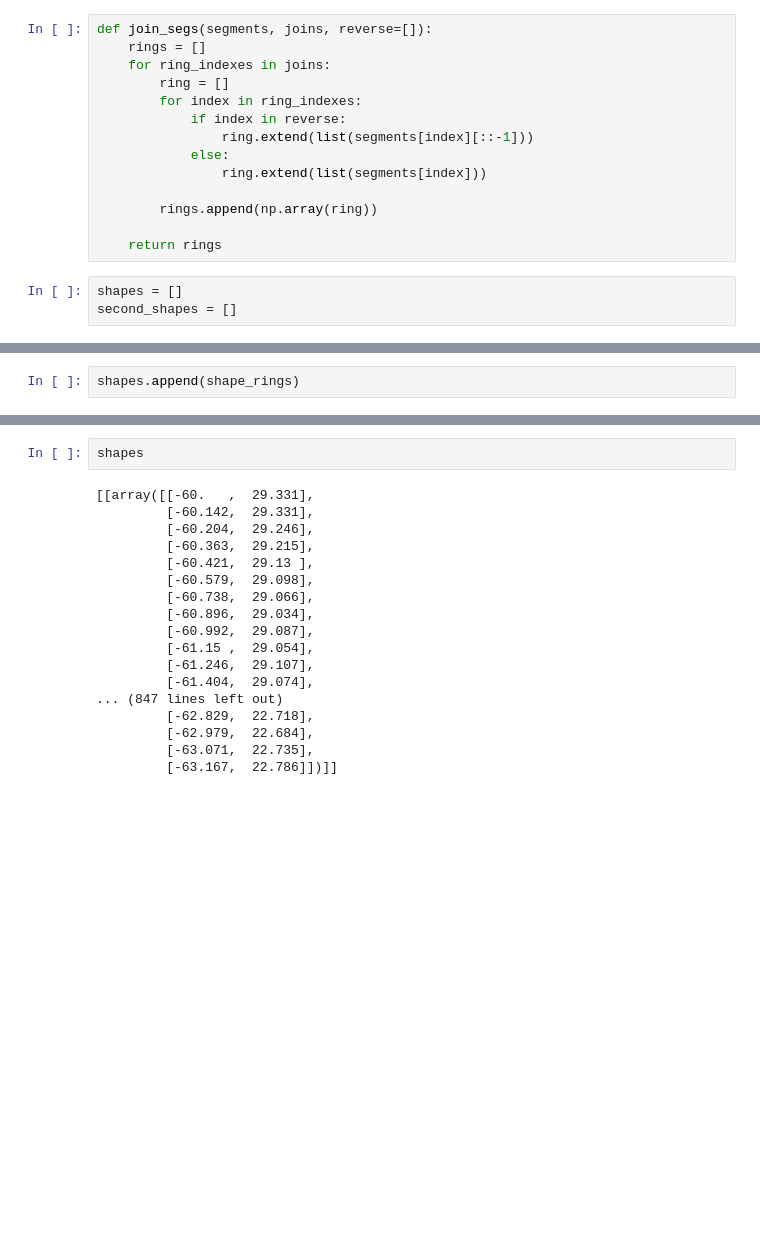
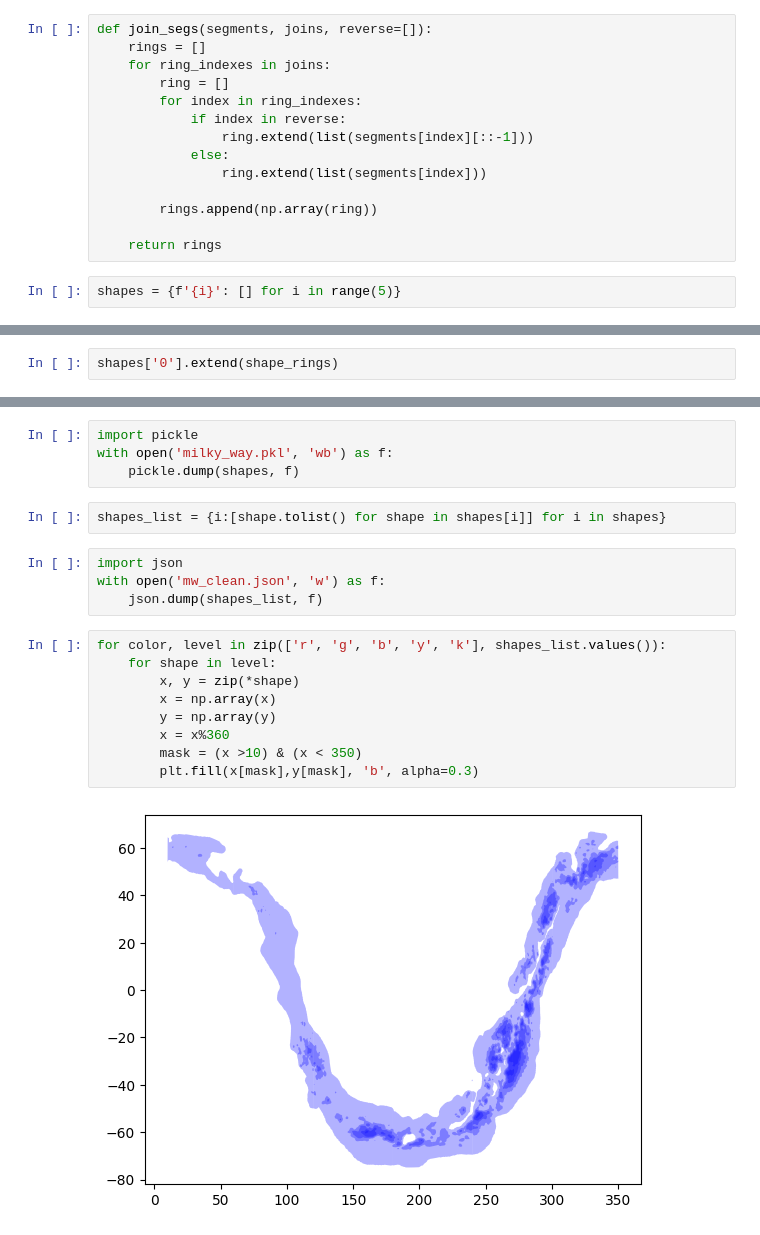
Before and after one commit to Giacomo-Menegatti/HARey_constellations_cards, a Jupyter notebook: milky-way-plot-2.ipynb, the cells around one changed output, grey strips where cells are left out. Cells and saved outputs as stored; diff of their text form; blank space fills up the shorter version.

```diff
--- a/milky-way-plot-2.ipynb
+++ b/milky-way-plot-2.ipynb
@@ -139,8 +139,7 @@ def join_segs(segments, joins, reverse=[]):
 
     return rings
 # %%
-shapes = []
-second_shapes = []
+shapes = {f'{i}': [] for i in range(5)}
 # %%
 segments = []
 
@@ -171,3 +179,3 @@ second_shapes.append(shape_rings)
 # %%
-shapes.append(shape_rings)
+shapes['0'].extend(shape_rings)
 # %%
@@ -185,20 +192,21 @@ for shape in second_shapes:
+# %%
+import pickle
+with open('milky_way.pkl', 'wb') as f:
+    pickle.dump(shapes, f)
 # %%
-shapes
+shapes_list = {i:[shape.tolist() for shape in shapes[i]] for i in shapes}
-# %% [output]
-[[array([[-60.   ,  29.331],
-         [-60.142,  29.331],
-         [-60.204,  29.246],
-         [-60.363,  29.215],
-         [-60.421,  29.13 ],
-         [-60.579,  29.098],
-         [-60.738,  29.066],
-         [-60.896,  29.034],
-         [-60.992,  29.087],
-         [-61.15 ,  29.054],
-         [-61.246,  29.107],
-         [-61.404,  29.074],
-... (847 lines left out)
-         [-62.829,  22.718],
-         [-62.979,  22.684],
-         [-63.071,  22.735],
-         [-63.167,  22.786]])]]
+# %%
+import json
+with open('mw_clean.json', 'w') as f:
+    json.dump(shapes_list, f)
+# %%
+for color, level in zip(['r', 'g', 'b', 'y', 'k'], shapes_list.values()):
+    for shape in level:
+        x, y = zip(*shape)
+        x = np.array(x)
+        y = np.array(y)
+        x = x%360
+        mask = (x >10) & (x < 350)
+        plt.fill(x[mask],y[mask], 'b', alpha=0.3)
+# %% [output]
+[figure, added]
```
Also changed, not shown: parts of 4 cells of this notebook, 4 other files.
